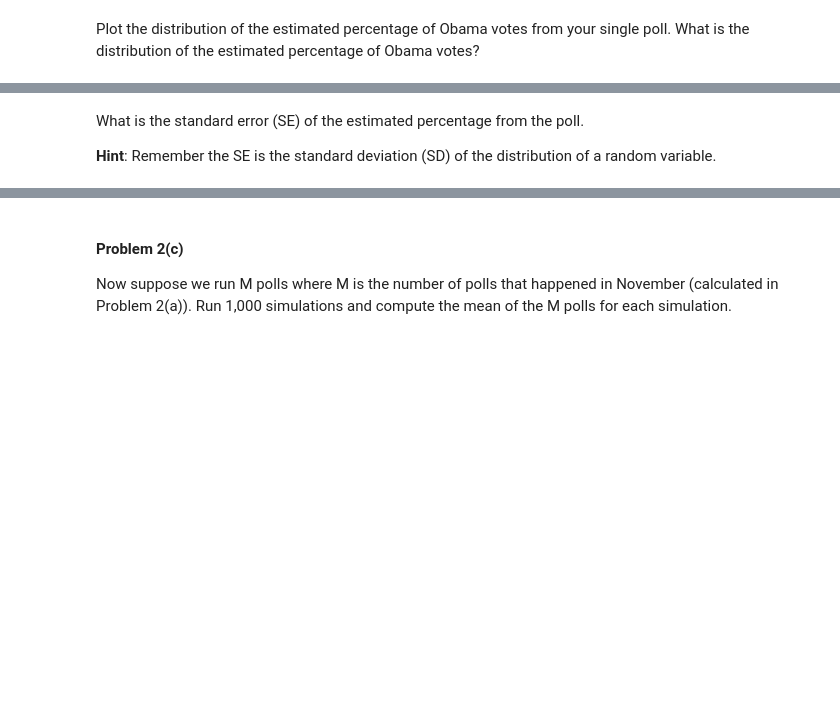
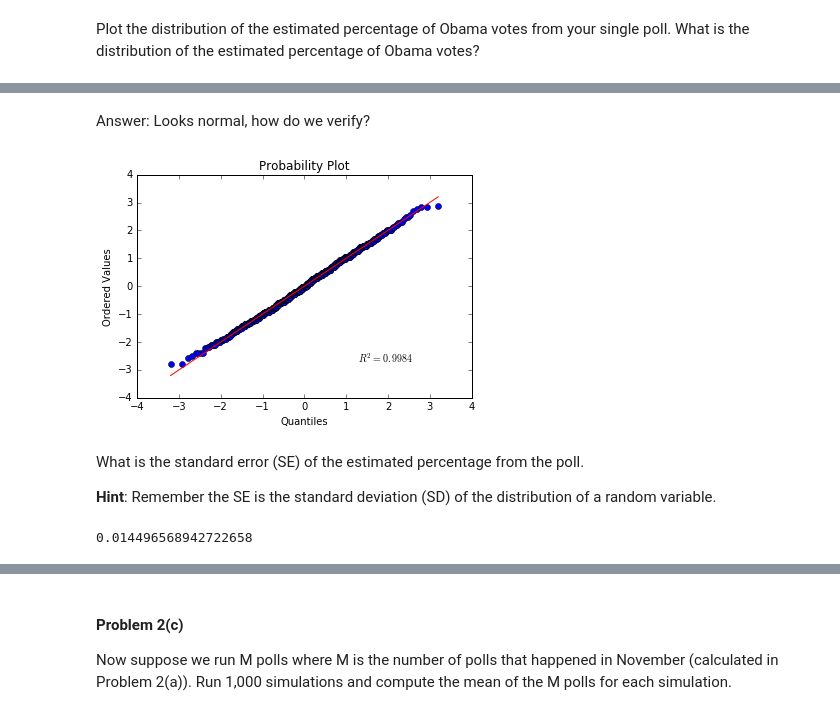
Before and after one commit to suyashSax/CS-109, a Jupyter notebook: Week 5/HW 2.ipynb, the cells around one changed output, grey strips where cells are left out. Drawn from its saved outputs; the diff is of its cells as text; code cells hidden in the pictures; blank space fills up the shorter version.

```diff
--- a/Week 5/HW 2.ipynb
+++ b/Week 5/HW 2.ipynb
@@ -369,6 +437,19 @@ Answer:
+# %% [markdown]
+Answer: Looks normal, how do we verify?
+# %%
+# We can use a qqplot to visually inspect if this distribution is normally distributed.
+import scipy.stats as stats
+stats.probplot((res - np.mean(res)) / np.std(res, ddof=1), dist="norm", plot = plt)
+# ddof: Means Delta Degrees of Freedom
+plt.show()
+# %% [output]
+[figure, added]
 # %% [markdown]
 What is the standard error (SE) of the estimated percentage from the poll.
 
 **Hint**: Remember the SE is the standard deviation (SD) of the distribution of a random variable.
 # %%
 #your code here
+np.std(res)
+# %% [output]
+0.014496568942722658
```
Also changed, not shown: parts of 83 cells of this notebook.
